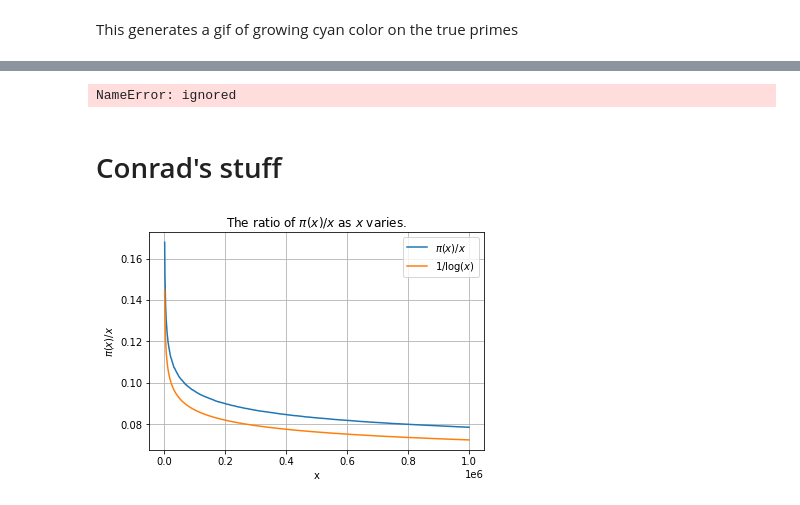
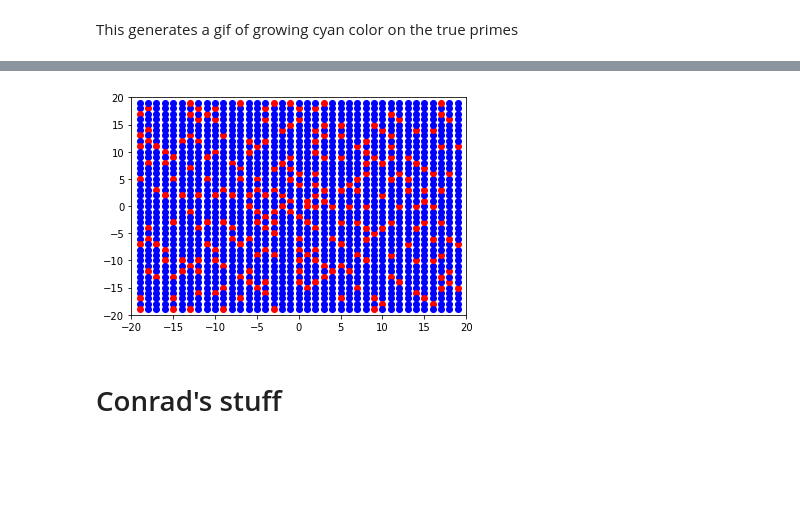
Before and after one commit to BurleighCharlton/Python-Mathematics, a Jupyter notebook: Prime_3.ipynb, the cells around one changed output, grey strips where cells are left out. Drawn from its saved outputs; the diff is of its cells as text; code cells hidden in the pictures; blank space fills up the shorter version.

```diff
--- a/Prime_3.ipynb
+++ b/Prime_3.ipynb
@@ -169,11 +164,11 @@ primesquare = np.zeros((1024, 1024,3), dtype=np.uint8)
 for x in range(1024):
     for y in range(1024):
       if (x+(1024*y) in range(1024*1024)):
-        primesquare[y,x] = [83*(np.count_nonzero(biglist_of_fermat_tests_to_10[(1024*y)+x][0,0:3] ==1)), #add red if witnessed by first 3 primes
+        primesquare[y,x] = [64*(np.count_nonzero(biglist_of_fermat_tests_to_10[(1024*y)+x][0,0:3] ==1)), #add red if witnessed by first 3 primes
                             83*(np.count_nonzero(biglist_of_fermat_tests_to_10[(1024*y)+x][0,3:6] ==1)), #add green if witnessed by next three primes
                             83*(np.count_nonzero(biglist_of_fermat_tests_to_10[(1024*y)+x][0,6:9] ==1))] #add blue if witnessed by next three primes
         if (x+(1024*y) in bigprimelist):
-          primesquare[y,x] = [0,100,100]
+          primesquare[y,x] = [100,100,100]
 
 img = Image.fromarray(primesquare) # Create an image from the array.
 display(img)
@@ -192,7 +188,7 @@ for x in range(1024):
                             250*(np.count_nonzero(biglist_of_fermat_tests_to_3[(1024*y)+x][0,1] ==1)), #add green if witnessed by next three primes
                             250*(np.count_nonzero(biglist_of_fermat_tests_to_3[(1024*y)+x][0,2] ==1))] #add blue if witnessed by next three primes
         if (x+(1024*y) in bigprimelist):
-          primesquare[y,x] = [0,100,100] # Red = y, Green = 0, Blue = 1-y
+          primesquare[y,x] = [100,100,100] # Red = y, Green = 0, Blue = 1-y
 
 img = Image.fromarray(primesquare) # Create an image from the array.
 display(img)
@@ -238,21 +239,34 @@ images[0].save('primes.gif',
-# %%
-display(test.gif)
-# %% [output]
-NameError: ignored
+# %%
+from sympy import isprime
+
+
+def generate_xy(n=10):
+    direction = [(1, 0), (0, 1), (-1, 0), (0, -1)]
+    d = 0
+
+    location = [0, 0]
+
+    i = t = 0
+    c = 1
+
+    for _ in range(n):
+        yield location
+        location = [sum(l) for l in zip(location, direction[d])]
+        i += 1
+
+        if i == c:
+            d = (d+1) % 4
+            t += 1
+            i = 0
+            if t == 2:
+                t = 0
+                c += 1
+
+plt.axis([-20, 20, -20, 20])
+
+for number, (x, y) in enumerate(generate_xy(1521), 1):
+    plt.plot(x, y, "ro" if isprime(number) else "bo")
+# %% [output]
+[figure, added]
 # %% [markdown]
 # Conrad's stuff
-# %%
-x_values = np.linspace(0,1000000,1001) # The numpy array [0,1000,2000,3000,...,1000000]
-primelist1000000 = (where(isprime_list(1000000)))
-pix_values = np.array([primes_upto(x,primelist1000000) for x in x_values])  # [FUNCTION(x) for x in LIST] syntax
-m_values = pix_values[1:] / x_values[1:]
-plt.plot(x_values[1:], m_values, label='$\pi(x)/x$')  # The same as the plot above.
-plt.plot(x_values[1:], 1 / np.log(x_values[1:]), label='$1 / \log(x)$')  # Overlay the graph of 1 / log(x)
-plt.title('The ratio of $\pi(x) / x$ as $x$ varies.')
-plt.xlabel('x')
-plt.ylabel('$\pi(x) / x$')
-plt.grid(True)
-plt.legend()  # Turn on the legend.
-plt.show()
-# %% [output]
-[figure, removed]
```
Also changed, not shown: parts of 41 cells of this notebook.
